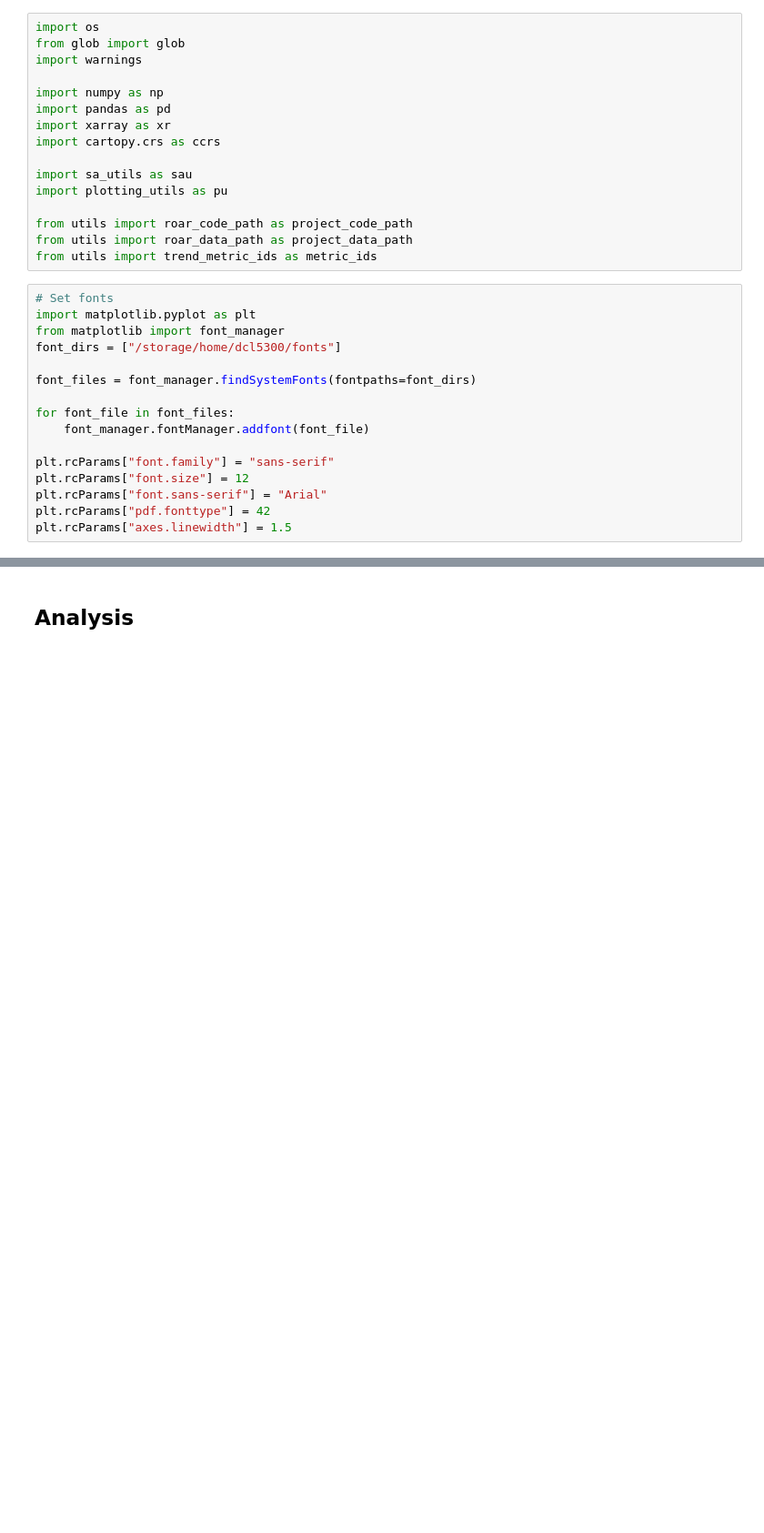
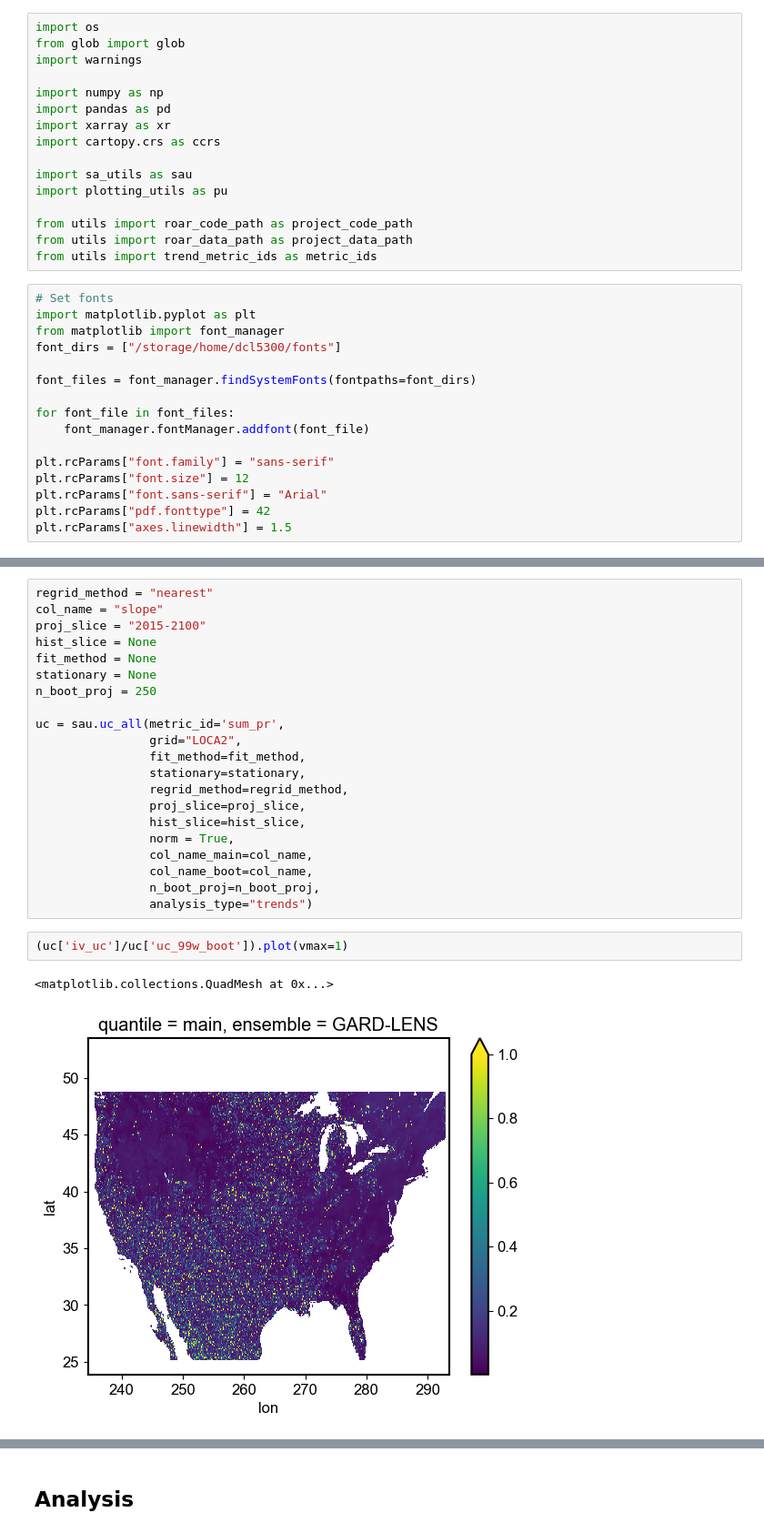
Before and after one commit to david0811/conus_comparison_lafferty-etal-2024, a Jupyter notebook: scripts/03b_sa-trends.ipynb, the cells around one changed output, grey strips where cells are left out. Shown at 91% size. Drawn from its saved outputs; the diff is of its cells as text; blank space fills up the shorter version.

```diff
--- a/scripts/03b_sa-trends.ipynb
+++ b/scripts/03b_sa-trends.ipynb
@@ -32,0 +79,26 @@ plt.rcParams["axes.linewidth"] = 1.5
+# %%
+regrid_method = "nearest"
+col_name = "slope"
+proj_slice = "2015-2100"
+hist_slice = None
+fit_method = None
+stationary = None
+n_boot_proj = 250
+
+uc = sau.uc_all(metric_id='sum_pr',
+                grid="LOCA2",
+                fit_method=fit_method,
+                stationary=stationary,
+                regrid_method=regrid_method,
+                proj_slice=proj_slice,
+                hist_slice=hist_slice,
+                norm = True,
+                col_name_main=col_name,
+                col_name_boot=col_name,
+                n_boot_proj=n_boot_proj,
+                analysis_type="trends")
+# %%
+(uc['iv_uc']/uc['uc_99w_boot']).plot(vmax=1)
+# %% [output]
+<matplotlib.collections.QuadMesh at 0x...>
+[figure, added]
```
Also changed, not shown: parts of 7 cells of this notebook, 17 other files.
